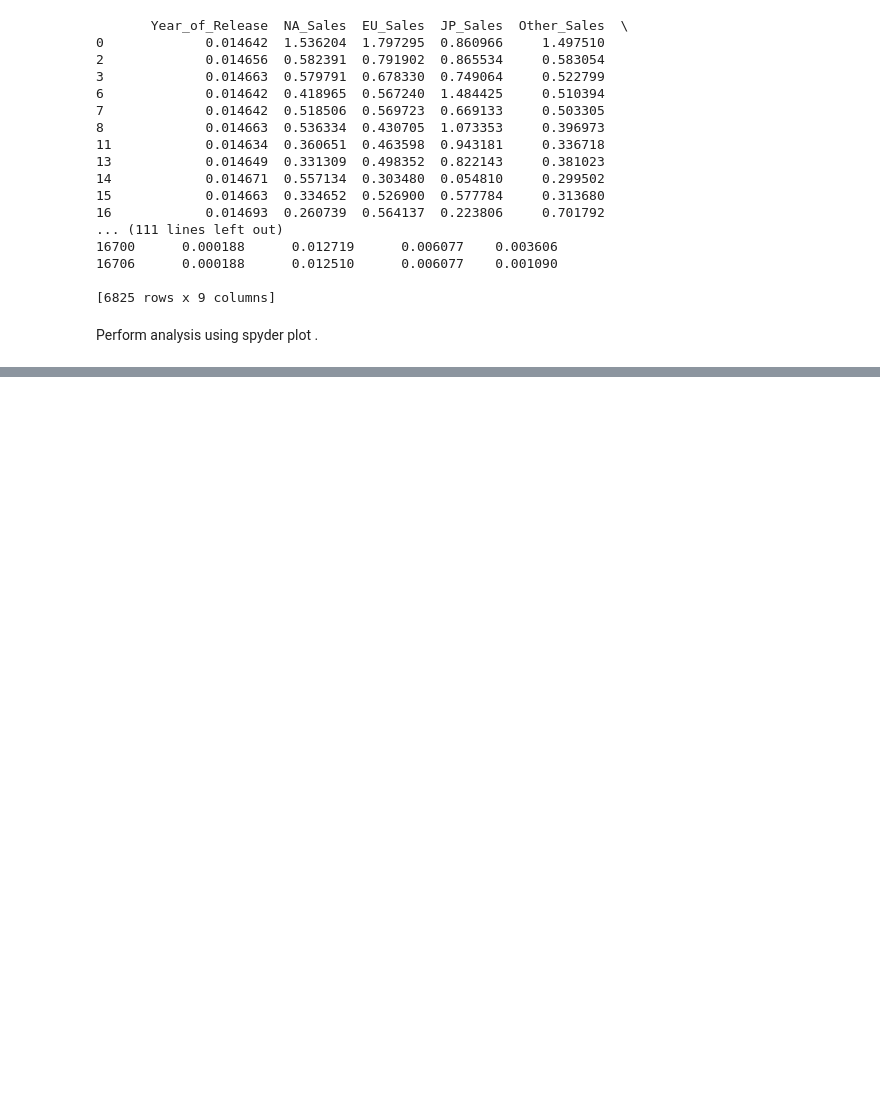
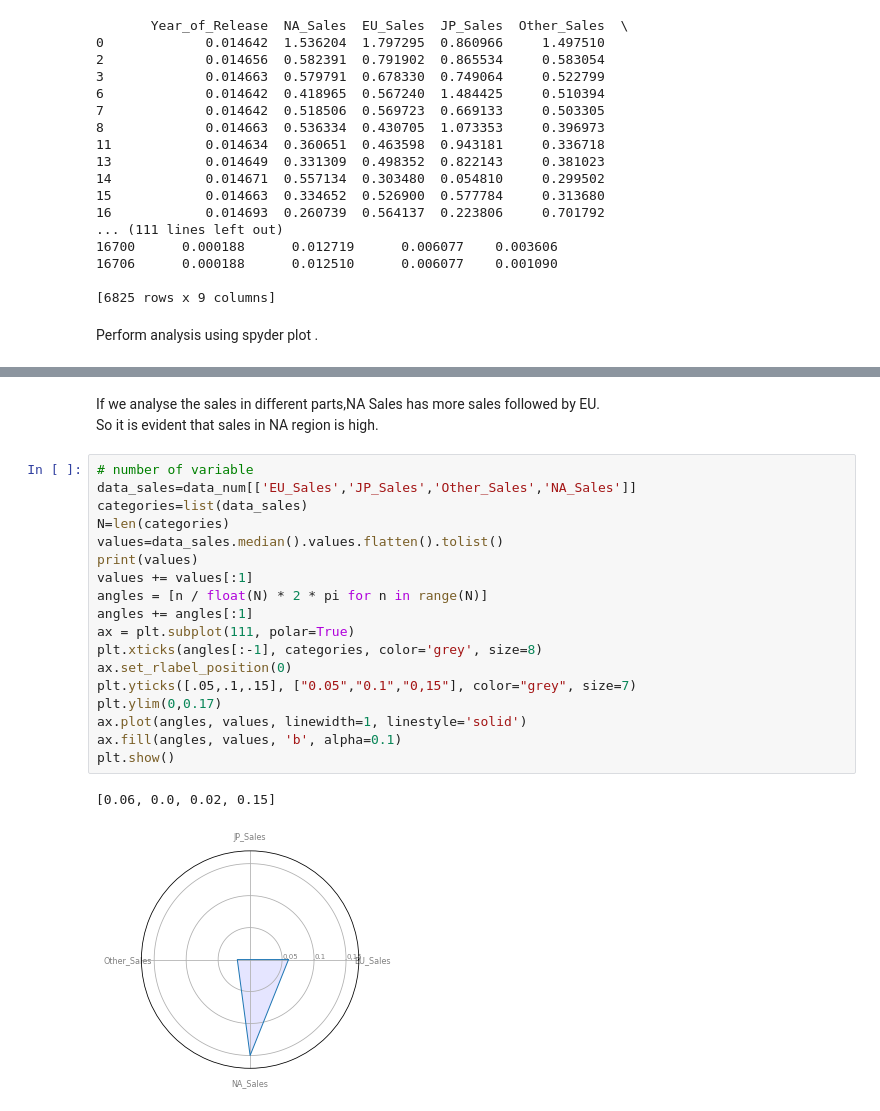
Before and after one commit to samjones310/AI_tasks, a Jupyter notebook: Day-4/Video_Game_Multivariate.ipynb, the cells around one changed output, grey strips where cells are left out. Saved outputs shown, nothing was run; the diff lists cells and outputs as text; blank space fills up the shorter version.

```diff
--- a/Day-4/Video_Game_Multivariate.ipynb
+++ b/Day-4/Video_Game_Multivariate.ipynb
@@ -330,0 +380,24 @@ Perform analysis using spyder plot .
+# %% [markdown]
+If we analyse the sales in different parts,NA Sales has more sales followed by EU.<br>
+So it is evident that sales in NA region is high.
+# %%
+# number of variable
+data_sales=data_num[['EU_Sales','JP_Sales','Other_Sales','NA_Sales']]
+categories=list(data_sales)
+N=len(categories)
+values=data_sales.median().values.flatten().tolist()
+print(values)
+values += values[:1]
+angles = [n / float(N) * 2 * pi for n in range(N)]
+angles += angles[:1]
+ax = plt.subplot(111, polar=True)
+plt.xticks(angles[:-1], categories, color='grey', size=8)
+ax.set_rlabel_position(0)
+plt.yticks([.05,.1,.15], ["0.05","0.1","0,15"], color="grey", size=7)
+plt.ylim(0,0.17)
+ax.plot(angles, values, linewidth=1, linestyle='solid')
+ax.fill(angles, values, 'b', alpha=0.1)
+plt.show()
+# %% [output]
+[0.06, 0.0, 0.02, 0.15]
+[figure, added]
```
Also changed, not shown: parts of 33 cells of this notebook, 1 other file.
